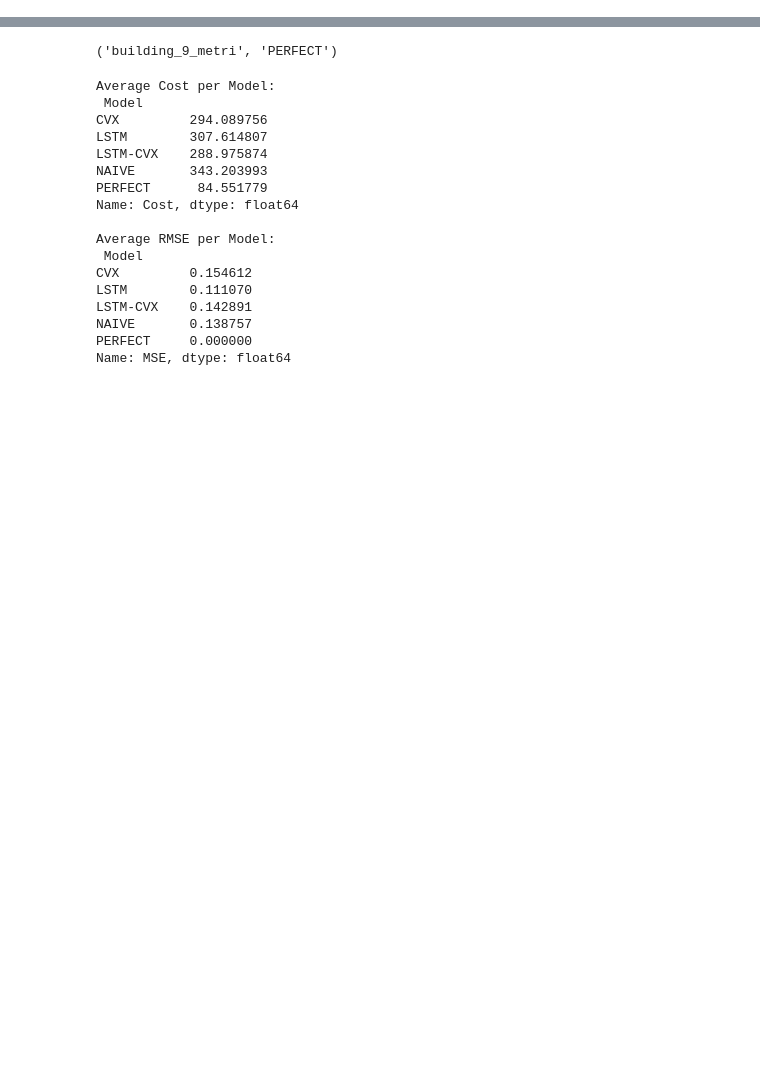
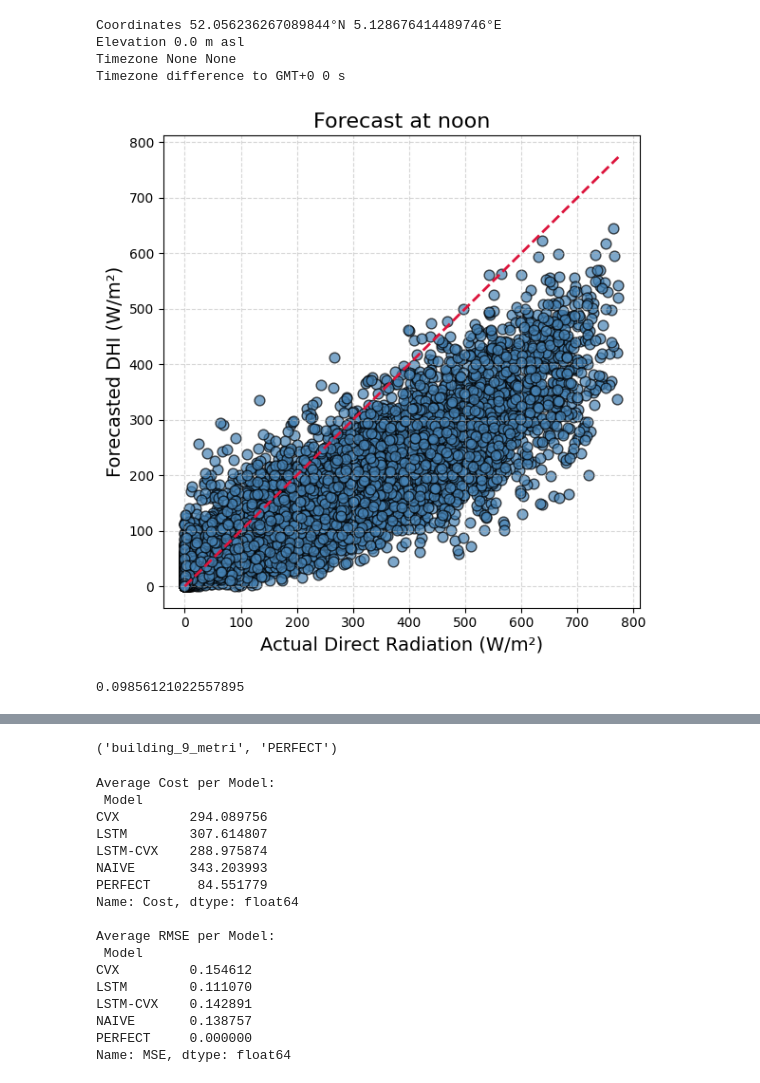
Before and after one commit to Joris-Dprtr/DFL_PVB, a Jupyter notebook: notebooks/Figures.ipynb, the cells around one changed output, grey strips where cells are left out. Saved outputs shown, nothing was run; the diff lists cells and outputs as text; code cells hidden in the pictures; blank space fills up the shorter version.

```diff
--- a/notebooks/Figures.ipynb
+++ b/notebooks/Figures.ipynb
@@ -8,0 +15,47 @@ from math import pi
+# %%
+# Import the base data and resample it from 5 minutes to hourly
+nl_data = prep.dutch_data('../data/Dutchdata_clean/building_' + str(building) + '.parquet', 'h', price=price)
+# %%
+# Old code to get the weather data from meteo, now just saved in a location for consistency
+
+lat = 52.090
+long = 5.088
+
+weather = meteo.Open_meteo(lat, long, nl_data.index[0].strftime('%Y-%m-%d'), nl_data.index[-1].strftime('%Y-%m-%d'))
+weather_data = weather.get_open_meteo_hourly()
+weather_data.index = weather_data['date']
+weather_data.index = weather_data.index.tz_localize(None)
+# %% [output]
+Coordinates 52.056236267089844°N 5.128676414489746°E
+Elevation 0.0 m asl
+Timezone None None
+Timezone difference to GMT+0 0 s
+# %%
+DHI_fcst_array = np.load('../data/DHI_fcsts/DHI_fcst.npy')
+DHI_fcst_array_noon = np.load('../data/DHI_fcsts/DHI_fcst_noon.npy')
+# %%
+x = weather_data['direct_radiation']
+y = DHI_fcst_array
+
+# Set up the plot
+plt.figure(figsize=(6, 6))
+plt.scatter(x, y,
+            c='steelblue', edgecolor='k', alpha=0.7, s=60, label='Forecast vs Actual')
+
+# Add x=y line
+min_val = min(x.min(), y.min())
+max_val = max(x.max(), y.max())
+plt.plot([min_val, max_val], [min_val, max_val],
+         color='crimson', linestyle='--', linewidth=2)
+
+# Labels and title
+plt.title('Forecast at noon', fontsize=16)
+plt.xlabel('Actual Direct Radiation (W/m²)', fontsize=14)
+plt.ylabel('Forecasted DHI (W/m²)', fontsize=14)
+
+# Grid and legend
+plt.grid(True, linestyle='--', alpha=0.5)
+plt.tight_layout()
+plt.show()
+# %% [output]
+[figure, added]
@@ -8,0 +64,4 @@ from math import pi
+# %%
+mse(x, y, squared=False) / max(x)
+# %% [output]
+0.09856121022557895
```
Also changed, not shown: parts of 9 cells of this notebook, 2 other files.
